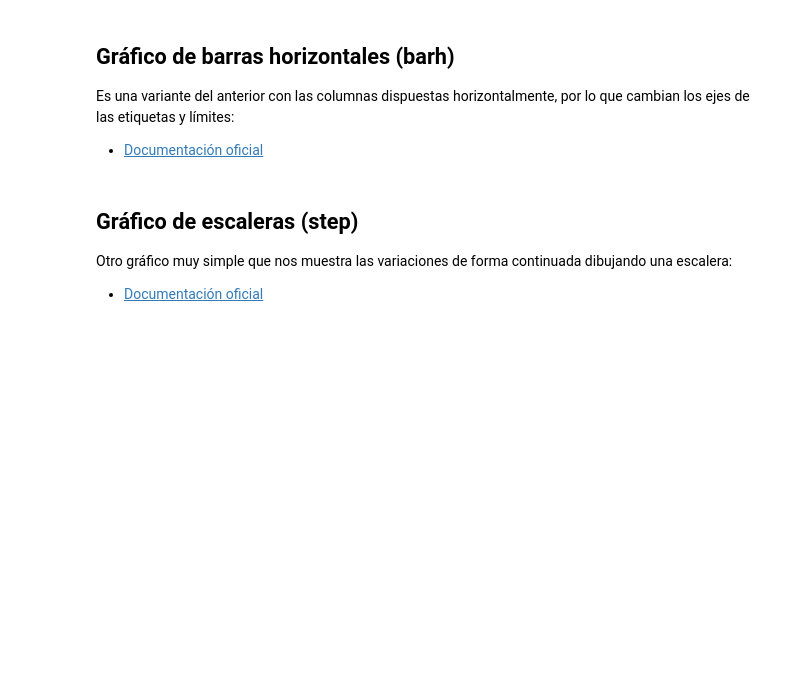
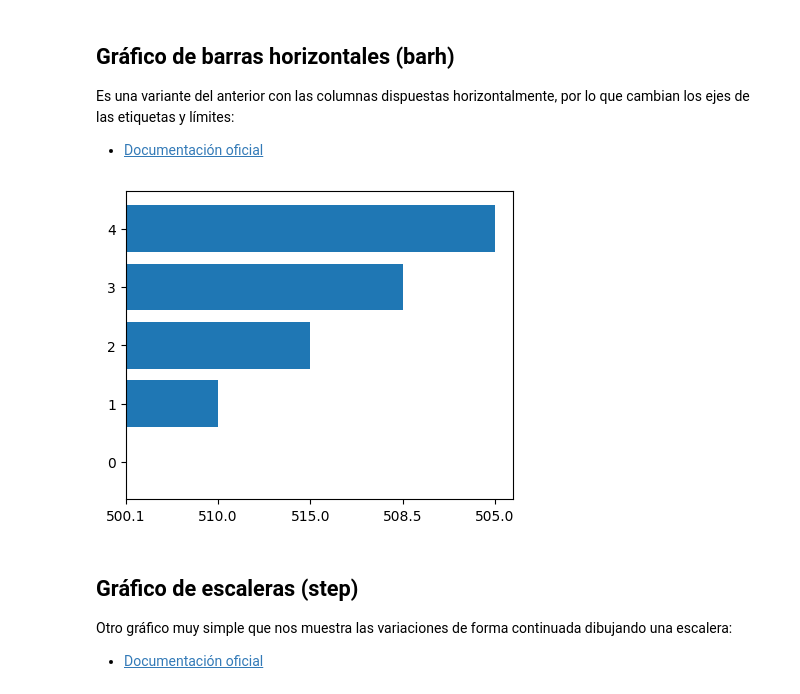
Before and after one commit to josefgonza17/2025C1-G01-FUNDAMENTOS-DE-PYTHON, a Jupyter notebook: Clase 12/Notebook/09 - Tipos de gr†ficos.ipynb, the cells around one changed output. Saved outputs shown, nothing was run; the diff lists cells and outputs as text; code cells hidden in the pictures; blank space fills up the shorter version.

```diff
--- a/Clase 12/Notebook/09 - Tipos de gr†ficos.ipynb
+++ b/Clase 12/Notebook/09 - Tipos de gr†ficos.ipynb
@@ -115,7 +115,16 @@ Es una variante del anterior con las columnas dispuestas horizontalmente, por lo
 # %%
 # Gráfico de barras horizontales
 fechas = ['25/06/2022', '27/06/2022', '28/06/2022', '29/06/2022', '30/06/2022']
 compra = [500.10, 510.00, 515.00, 508.50, 505.00]
+
+plt.barh(range(5),fechas)
+plt.xticks(range(5),compra)
+
+
+#plt.ylim(min(venta)-1,max(venta)+1)
+plt.show()
+# %% [output]
+[figure, added]
 # %% [markdown]
 ## Gráfico de escaleras (step)
 
```
Also changed, not shown: parts of 1 cell of this notebook.
